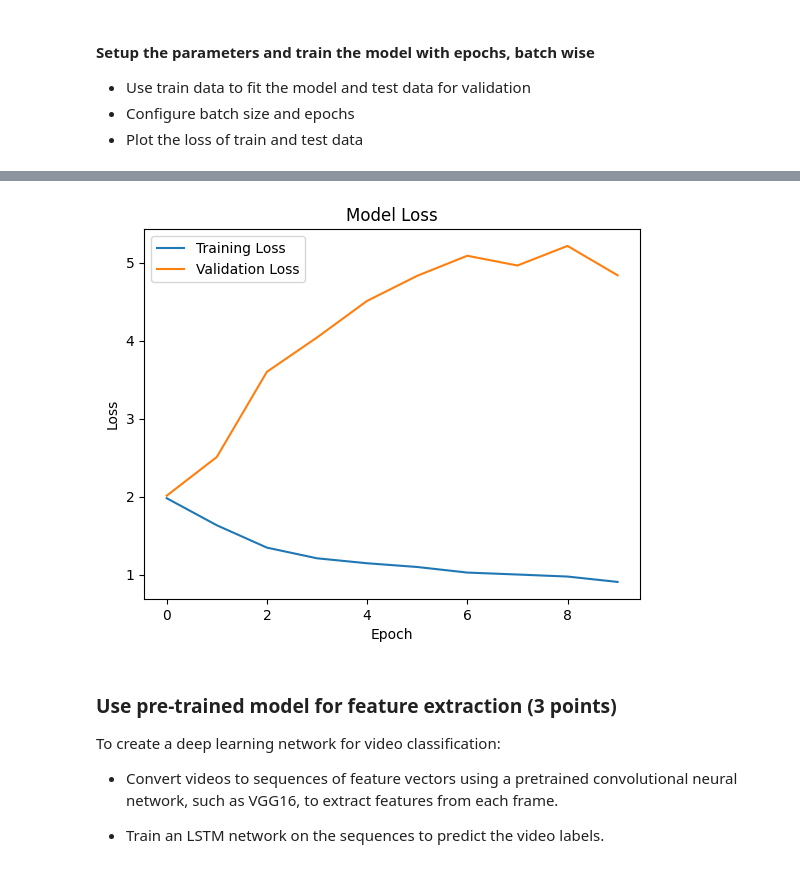
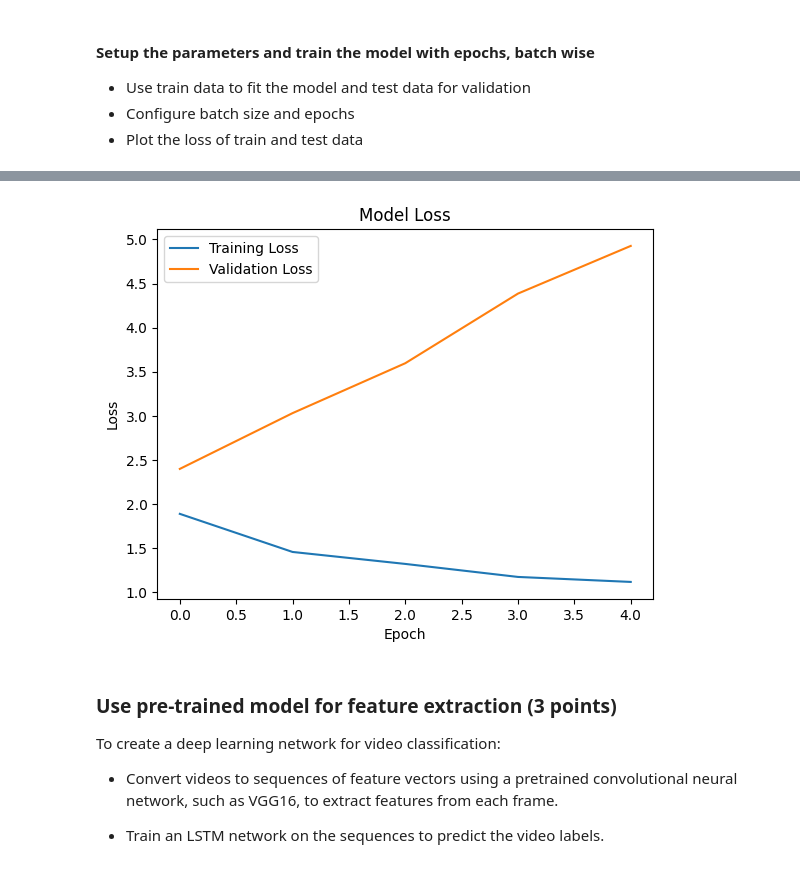
Before and after one commit to vchandraiitk/datascience, a Jupyter notebook: Vikas_M6_NB_MiniProject_3_Video_Classification.ipynb, the cells around one changed output, grey strips where cells are left out. Saved outputs shown, nothing was run; the diff lists cells and outputs as text; code cells hidden in the pictures.

```diff
--- a/Vikas_M6_NB_MiniProject_3_Video_Classification.ipynb
+++ b/Vikas_M6_NB_MiniProject_3_Video_Classification.ipynb
@@ -370,7 +358,7 @@ from tensorflow.keras.optimizers import Adam
 
 # --- Training ---
 batch_size = 32
-epochs = 10
+epochs = 5
 learning_rate = 0.001
 
 model = create_cnn_gru_model(input_shape=train_data.shape[1:], num_classes=len(np.unique(train_labels)))
@@ -409,4 +387,4 @@ Epoch 10/10
-[figure, old version]
+[figure, new version]
 # %% [markdown]
 ### Use pre-trained model for feature extraction (3 points)
 
```
Also changed, not shown: parts of 12 cells of this notebook.
